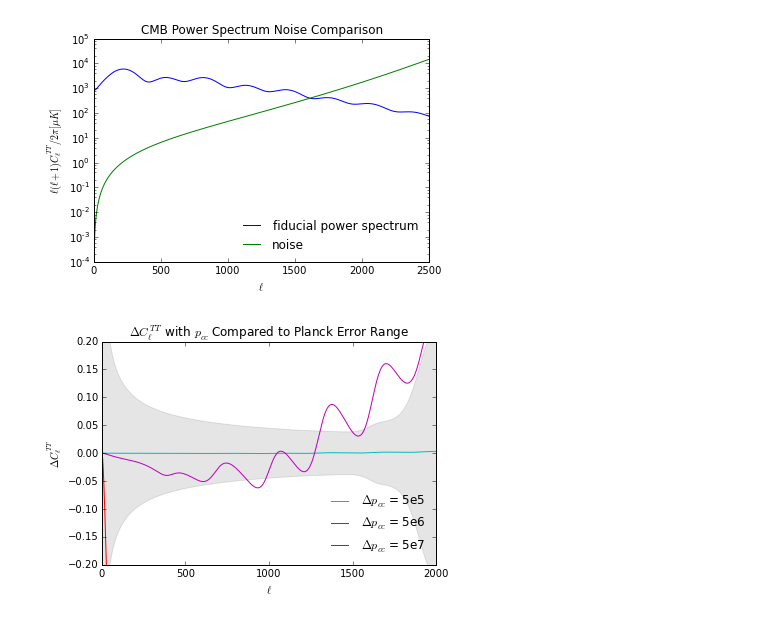
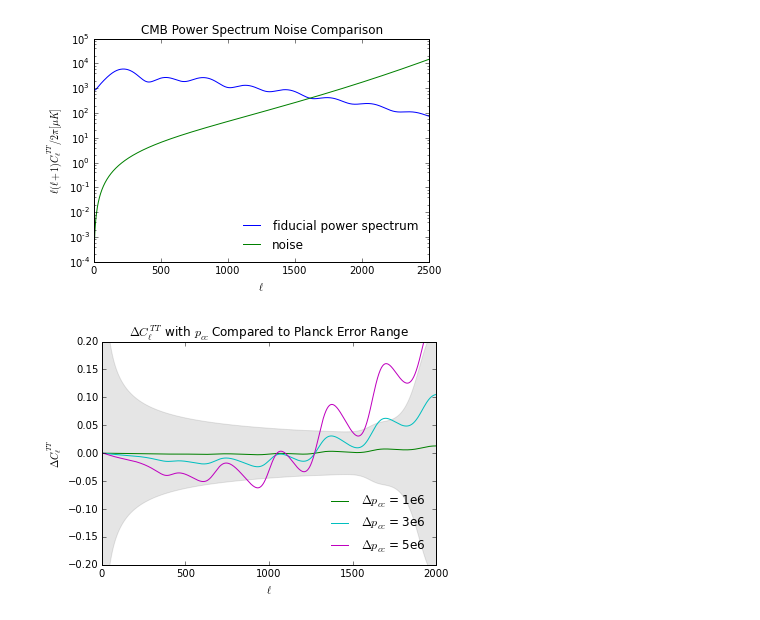
Before and after one commit to etrott/emery_class, a Jupyter notebook: fisher_notebook.ipynb, the cells around one changed output. Saved outputs shown, nothing was run; the diff lists cells and outputs as text; code cells hidden in the pictures.

```diff
--- a/fisher_notebook.ipynb
+++ b/fisher_notebook.ipynb
@@ -89,15 +90,14 @@ plt.show()
 fsky = 0.5
 noise = fmod.noise(ell,40.*np.pi/10800,7.*np.pi/10800)
 prefactor = np.sqrt(2./((2.*ell[6,2:,0]+1.)*fsky))
-fiducial_tt = cl_tt_5e5[6,2:,0]*mod[6,2:,0]
 #power spectrum modified by p_cc
-cl_pcc_5e5 = cl_tt_5e5[6,2:,24]*mod[6,2:,24]
+cl_pcc_1e6 = cl_tt_1e6[6,2:,24]*mod[6,2:,24]
+cl_pcc_3e6 = cl_tt_3e6[6,2:,24]*mod[6,2:,24]
 cl_pcc_5e6 = cl_tt_5e6[6,2:,24]*mod[6,2:,24]
-cl_pcc_5e7 = cl_tt_5e7[6,2:,24]*mod[6,2:,24]
 #fractional change in cl due to p_cc
-Delta_cl_5e5 = (fiducial_tt-cl_pcc_5e5)/fiducial_tt
+Delta_cl_1e6 = (fiducial_tt-cl_pcc_1e6)/fiducial_tt
+Delta_cl_3e6 = (fiducial_tt-cl_pcc_3e6)/fiducial_tt
 Delta_cl_5e6 = (fiducial_tt-cl_pcc_5e6)/fiducial_tt
-Delta_cl_5e7 = (fiducial_tt-cl_pcc_5e7)/fiducial_tt
 #cosmic variance noise
 delta_cv = fiducial_tt*prefactor
 #shot noise
@@ -116,17 +116,16 @@ plt.show()
 # %% [output]
 [figure]
 # %%
-plt.plot(ell[6,2:,0],Delta_cl_5e5,'c',label = '$\Delta p_{cc}$ = 5e5')
+plt.plot(ell[6,2:,0],Delta_cl_1e6,'g',label = '$\Delta p_{cc}$ = 1e6')
+plt.plot(ell[6,2:,0],Delta_cl_3e6,'c',label = '$\Delta p_{cc}$ = 3e6')
 plt.plot(ell[6,2:,0],Delta_cl_5e6,'m',label = '$\Delta p_{cc}$ = 5e6')
-plt.plot(ell[6,2:,0],Delta_cl_5e7,'r',label = '$\Delta p_{cc}$ = 5e7')
-#plt.plot(ell[6,2:,0],Delta_cl_5e7)
 plt.fill_between(ell[6,2:,0],delta_cl,-delta_cl,alpha = 0.1,color = 'k')
 plt.ylim(-0.2,0.2)
 plt.xlim(0,2000)
 plt.xlabel('$\ell$')
 plt.ylabel('$\Delta C_{\ell}^{TT}$')
 plt.title('$\Delta C_{\ell}^{TT}$ with $p_{cc}$ Compared to Planck Error Range')
 plt.legend(frameon = False,loc = 'lower right')
 plt.show()
 # %% [output]
-[figure, old version]
+[figure, new version]
```
Also changed, not shown: parts of 4 cells of this notebook.
